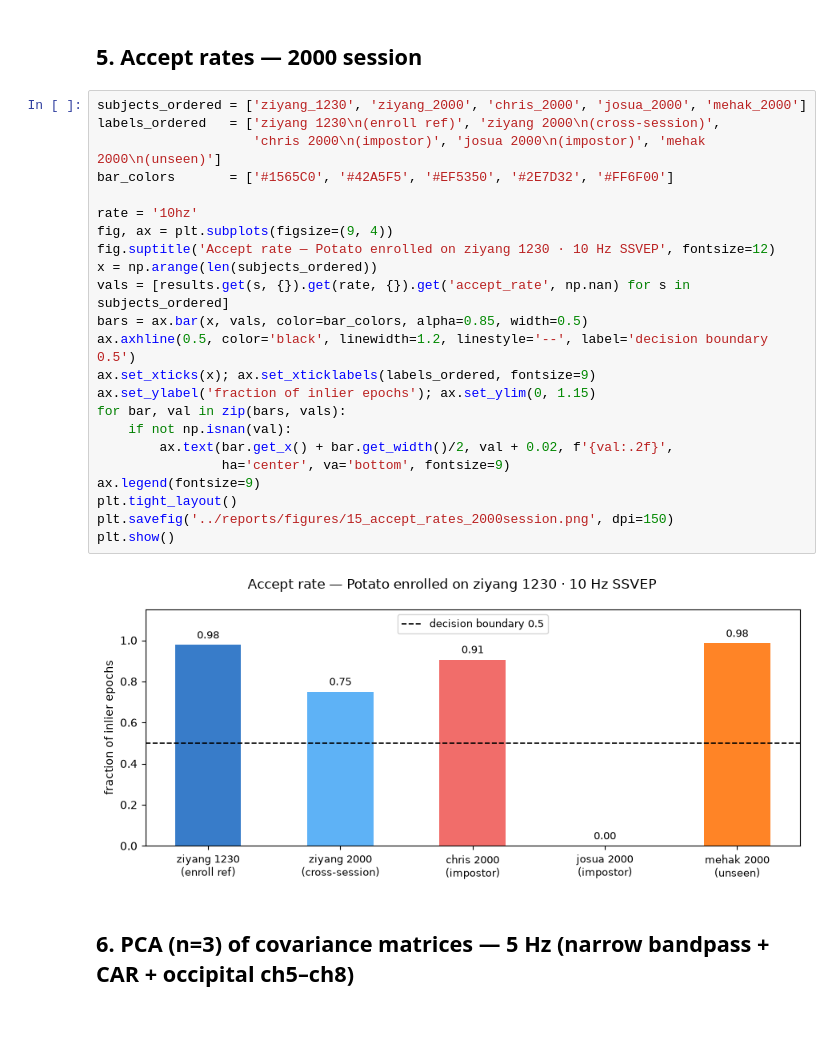
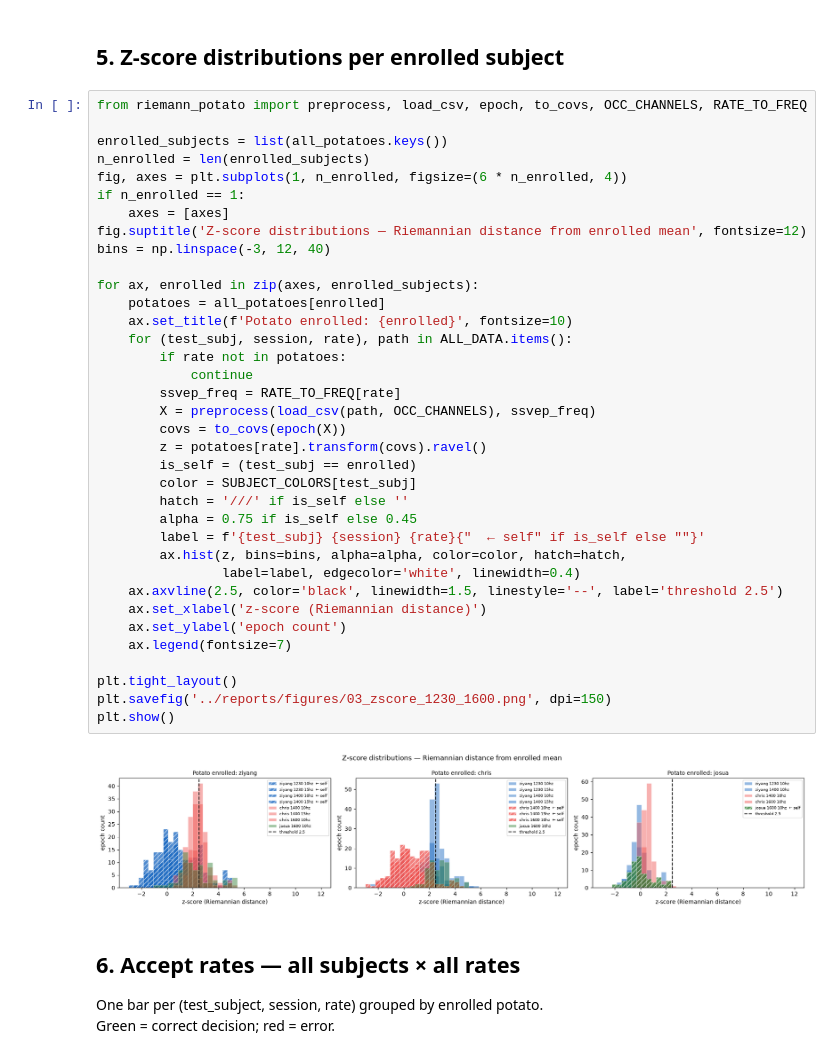
Before and after one commit to chrisbitter/brain_id, a Jupyter notebook: notebooks/signal_analysis.ipynb, the cells around one changed output. Cells and saved outputs as stored; diff of their text form; blank space fills up the shorter version.

```diff
--- a/notebooks/signal_analysis.ipynb
+++ b/notebooks/signal_analysis.ipynb
@@ -116,30 +234,46 @@ plt.show()
 # %% [markdown]
-## 5. Accept rates — 2000 session
+## 5. Z-score distributions per enrolled subject
 # %%
-subjects_ordered = ['ziyang_1230', 'ziyang_2000', 'chris_2000', 'josua_2000', 'mehak_2000']
-labels_ordered   = ['ziyang 1230\n(enroll ref)', 'ziyang 2000\n(cross-session)',
-                    'chris 2000\n(impostor)', 'josua 2000\n(impostor)', 'mehak 2000\n(unseen)']
-bar_colors       = ['#1565C0', '#42A5F5', '#EF5350', '#2E7D32', '#FF6F00']
+from riemann_potato import preprocess, load_csv, epoch, to_covs, OCC_CHANNELS, RATE_TO_FREQ
 
-rate = '10hz'
-fig, ax = plt.subplots(figsize=(9, 4))
-fig.suptitle('Accept rate — Potato enrolled on ziyang 1230 · 10 Hz SSVEP', fontsize=12)
-x = np.arange(len(subjects_ordered))
-vals = [results.get(s, {}).get(rate, {}).get('accept_rate', np.nan) for s in subjects_ordered]
-bars = ax.bar(x, vals, color=bar_colors, alpha=0.85, width=0.5)
-ax.axhline(0.5, color='black', linewidth=1.2, linestyle='--', label='decision boundary 0.5')
-ax.set_xticks(x); ax.set_xticklabels(labels_ordered, fontsize=9)
-ax.set_ylabel('fraction of inlier epochs'); ax.set_ylim(0, 1.15)
-for bar, val in zip(bars, vals):
-    if not np.isnan(val):
-        ax.text(bar.get_x() + bar.get_width()/2, val + 0.02, f'{val:.2f}',
-                ha='center', va='bottom', fontsize=9)
-ax.legend(fontsize=9)
+enrolled_subjects = list(all_potatoes.keys())
+n_enrolled = len(enrolled_subjects)
+fig, axes = plt.subplots(1, n_enrolled, figsize=(6 * n_enrolled, 4))
+if n_enrolled == 1:
+    axes = [axes]
+fig.suptitle('Z-score distributions — Riemannian distance from enrolled mean', fontsize=12)
+bins = np.linspace(-3, 12, 40)
+
+for ax, enrolled in zip(axes, enrolled_subjects):
+    potatoes = all_potatoes[enrolled]
+    ax.set_title(f'Potato enrolled: {enrolled}', fontsize=10)
+    for (test_subj, session, rate), path in ALL_DATA.items():
+        if rate not in potatoes:
+            continue
+        ssvep_freq = RATE_TO_FREQ[rate]
+        X = preprocess(load_csv(path, OCC_CHANNELS), ssvep_freq)
+        covs = to_covs(epoch(X))
+        z = potatoes[rate].transform(covs).ravel()
+        is_self = (test_subj == enrolled)
+        color = SUBJECT_COLORS[test_subj]
+        hatch = '///' if is_self else ''
+        alpha = 0.75 if is_self else 0.45
+        label = f'{test_subj} {session} {rate}{"  ← self" if is_self else ""}'
+        ax.hist(z, bins=bins, alpha=alpha, color=color, hatch=hatch,
+                label=label, edgecolor='white', linewidth=0.4)
+    ax.axvline(2.5, color='black', linewidth=1.5, linestyle='--', label='threshold 2.5')
+    ax.set_xlabel('z-score (Riemannian distance)')
+    ax.set_ylabel('epoch count')
+    ax.legend(fontsize=7)
+
 plt.tight_layout()
-plt.savefig('../reports/figures/15_accept_rates_2000session.png', dpi=150)
+plt.savefig('../reports/figures/03_zscore_1230_1600.png', dpi=150)
 plt.show()
 # %% [output]
-[figure, old version]
+[figure, new version]
 # %% [markdown]
-## 6. PCA (n=3) of covariance matrices — 5 Hz (narrow bandpass + CAR + occipital ch5–ch8)
+## 6. Accept rates — all subjects × all rates
+
+One bar per (test_subject, session, rate) grouped by enrolled potato.
+Green = correct decision; red = error.
 # %%
```
Also changed, not shown: parts of 14 cells of this notebook, 19 other files.
